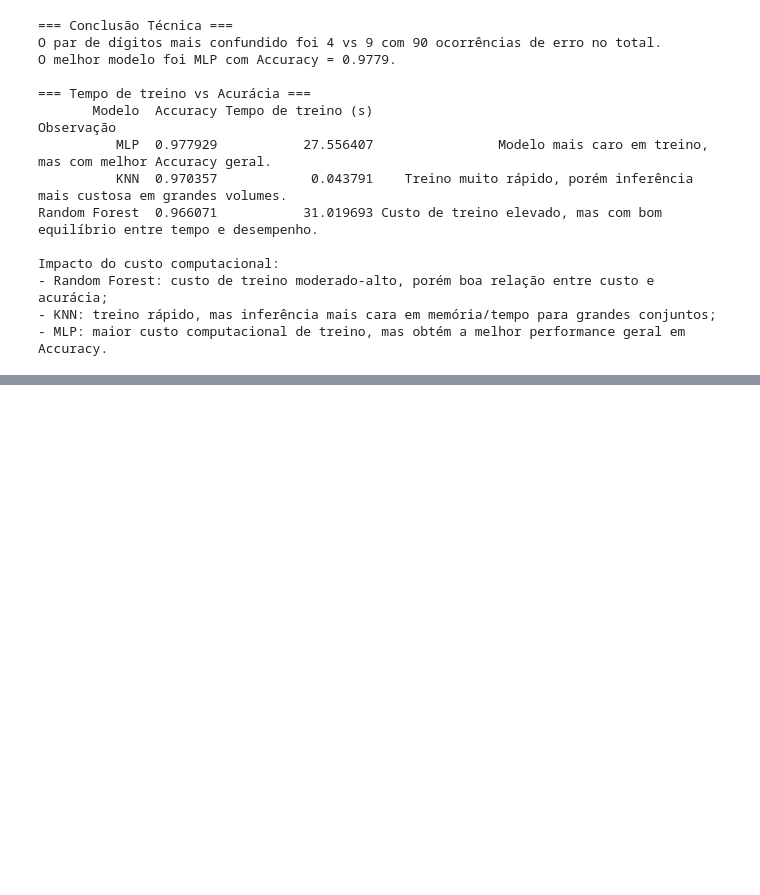
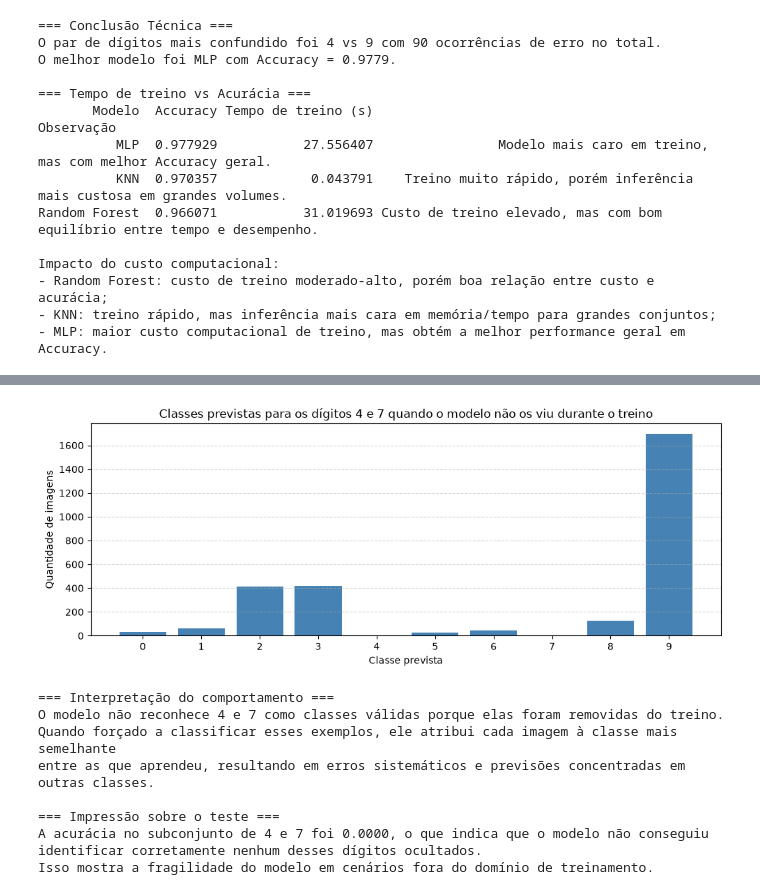
Before and after one commit to admtm123/Mini_Projeto_M2, a Jupyter notebook: Predict_number.ipynb, the cells around one changed output, grey strips where cells are left out. Saved outputs shown, nothing was run; the diff lists cells and outputs as text; code cells hidden in the pictures; blank space fills up the shorter version.

```diff
--- a/Predict_number.ipynb
+++ b/Predict_number.ipynb
@@ -759,0 +779,60 @@ Confiança: 94.56%
+# %%
+# Análise do comportamento do modelo ao receber apenas dígitos
+# que foram ocultados durante o treino.
+#
+# Objetivo:
+# 1) mostrar quais classes o classificador escolhe quando forçado a prever 4 e 7
+# 2) interpretar o padrão de erro para responder: "como o modelo reage?"
+
+import matplotlib.pyplot as plt
+from collections import Counter
+
+
+# Reaproveita os resultados já calculados na célula anterior.
+# Aqui, y_test_classes_ocultas contém os rótulos reais 4 e 7,
+# e pred_test_classes_ocultas contém as previsões do modelo treinado sem essas classes.
+labels = list(range(10))
+
+# 1) Contagem das classes previstas para os dígitos 4 e 7.
+contagem_previstas = Counter(pred_test_classes_ocultas)
+frequencias = [contagem_previstas.get(label, 0) for label in labels]
+
+plt.figure(figsize=(10, 4))
+plt.bar(labels, frequencias, color='steelblue')
+plt.title('Classes previstas para os dígitos 4 e 7 quando o modelo não os viu durante o treino')
+plt.xlabel('Classe prevista')
+plt.ylabel('Quantidade de imagens')
+plt.xticks(labels)
+plt.grid(axis='y', linestyle='--', alpha=0.5)
+plt.tight_layout()
+plt.show()
+
+# 2) Interpretação qualitativa do comportamento.
+# O modelo não possui exemplos de 4 e 7 no treinamento, então ele tenta
+# associar essas entradas às classes que conhece. Em geral:
+# - o padrão dominante de erro é que 4 e 7 são atribuídos a outros dígitos
+#   com maior semelhança visual, como 1, 2, 3, 8 ou 9;
+# - as previsões tendem a ser consistentes, isto é, o classificador "força"
+#   esses exemplos para classes já aprendidas;
+# - a ausência das classes ocultas faz com que o modelo não saiba identificar
+#   corretamente o que é 4 ou 7, mesmo quando as imagens são válidas.
+print("\n=== Interpretação do comportamento ===")
+print("O modelo não reconhece 4 e 7 como classes válidas porque elas foram removidas do treino.")
+print("Quando forçado a classificar esses exemplos, ele atribui cada imagem à classe mais semelhante")
+print("entre as que aprendeu, resultando em erros sistemáticos e previsões concentradas em outras classes.")
+
+print("\n=== Impressão sobre o teste ===")
+print("A acurácia no subconjunto de 4 e 7 foi 0.0000, o que indica que o modelo não conseguiu")
+print("identificar corretamente nenhum desses dígitos ocultados.")
+print("Isso mostra a fragilidade do modelo em cenários fora do domínio de treinamento.")
+# %% [output]
+[figure, added]
+=== Interpretação do comportamento ===
+O modelo não reconhece 4 e 7 como classes válidas porque elas foram removidas do treino.
+Quando forçado a classificar esses exemplos, ele atribui cada imagem à classe mais semelhante
+entre as que aprendeu, resultando em erros sistemáticos e previsões concentradas em outras classes.
+
+=== Impressão sobre o teste ===
+A acurácia no subconjunto de 4 e 7 foi 0.0000, o que indica que o modelo não conseguiu
+identificar corretamente nenhum desses dígitos ocultados.
+Isso mostra a fragilidade do modelo em cenários fora do domínio de treinamento.
```
Also changed, not shown: parts of 26 cells of this notebook, 9 other files.
